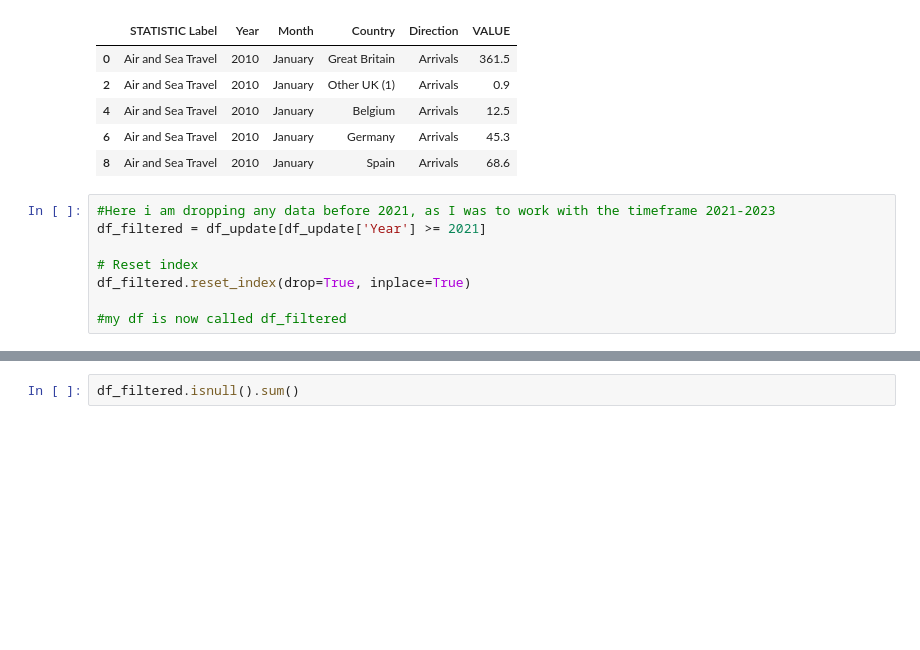
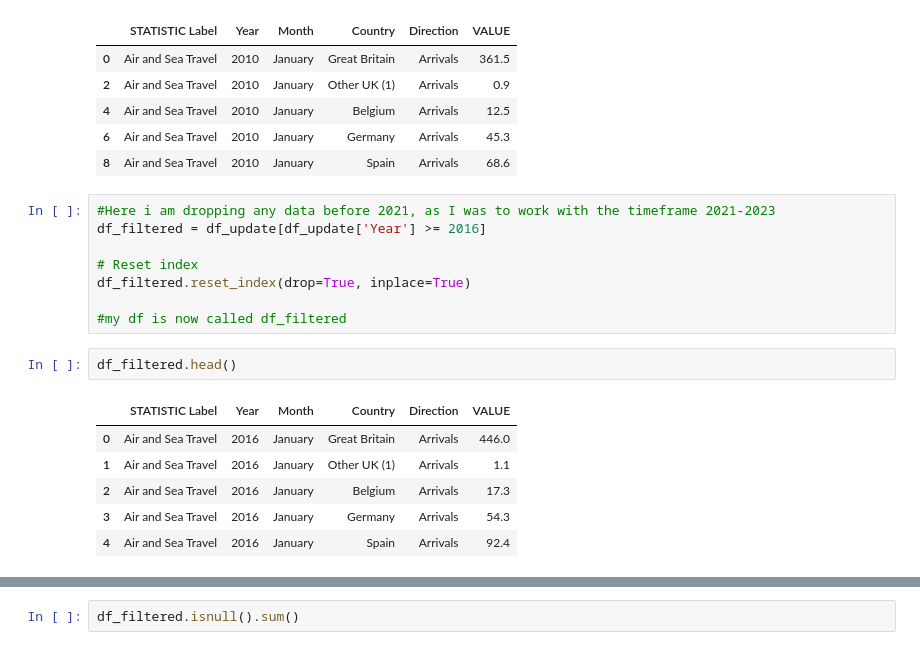
Before and after one commit to CoreyLouiseHughes/CA1_Tourism_CoreyHughes, a Jupyter notebook: Tourism_CA1.ipynb, the cells around one changed output, grey strips where cells are left out. Drawn from its saved outputs; the diff is of its cells as text; blank space fills up the shorter version.

```diff
--- a/Tourism_CA1.ipynb
+++ b/Tourism_CA1.ipynb
@@ -84,12 +84,21 @@ df_update.head()
 | 8 | Air and Sea Travel | 2010 | January | Spain | Arrivals | 68.6 |
 # %%
 #Here i am dropping any data before 2021, as I was to work with the timeframe 2021-2023
-df_filtered = df_update[df_update['Year'] >= 2021]
+df_filtered = df_update[df_update['Year'] >= 2016]
 
 # Reset index
 df_filtered.reset_index(drop=True, inplace=True)
 
 #my df is now called df_filtered
+# %%
+df_filtered.head()
+# %% [output]
+|  | STATISTIC Label | Year | Month | Country | Direction | VALUE |
+| 0 | Air and Sea Travel | 2016 | January | Great Britain | Arrivals | 446.0 |
+| 1 | Air and Sea Travel | 2016 | January | Other UK (1) | Arrivals | 1.1 |
+| 2 | Air and Sea Travel | 2016 | January | Belgium | Arrivals | 17.3 |
+| 3 | Air and Sea Travel | 2016 | January | Germany | Arrivals | 54.3 |
+| 4 | Air and Sea Travel | 2016 | January | Spain | Arrivals | 92.4 |
 # %%
 df_filtered.shape
 # %% [output]
```
Also changed, not shown: parts of 6 cells of this notebook.
